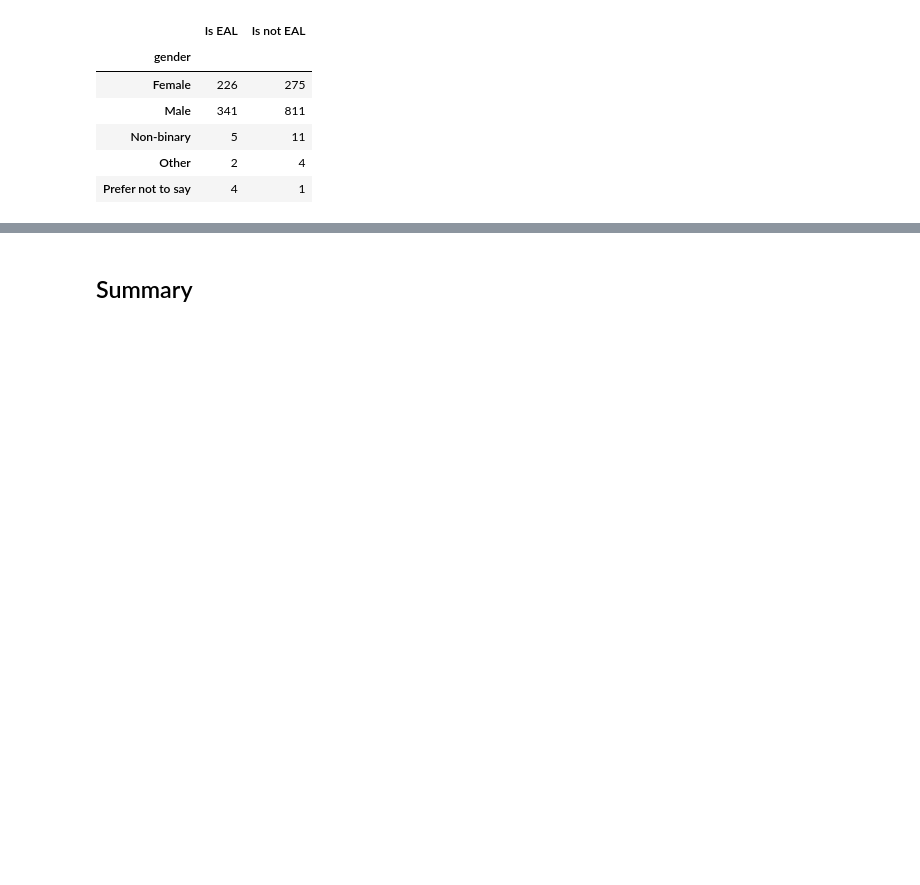
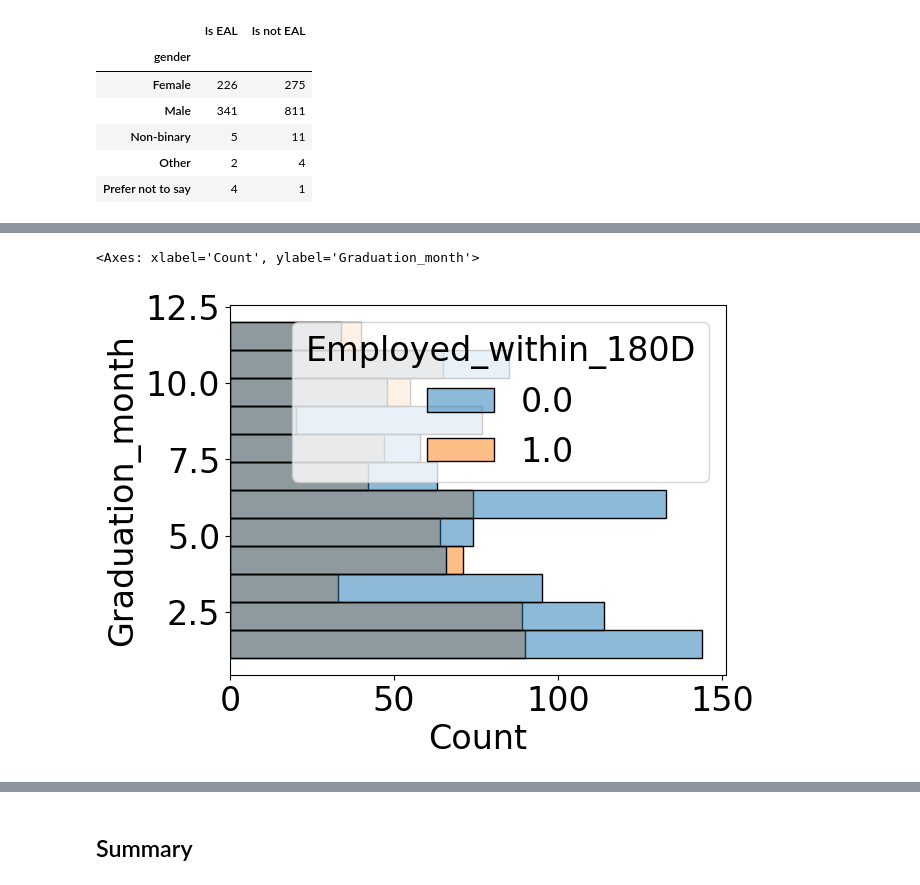
Before and after one commit to Meg-Guidry/Codeop_individul_project, a Jupyter notebook: Codeop_individual_proj_final.ipynb, the cells around one changed output, grey strips where cells are left out. Cells and saved outputs as stored; diff of their text form; code cells hidden in the pictures; blank space fills up the shorter version.

```diff
--- a/Codeop_individual_proj_final.ipynb
+++ b/Codeop_individual_proj_final.ipynb
@@ -554,0 +578,14 @@ EAL_gender_df.style.background_gradient(axis=None, low=0.5, high=1)
+# %%
+gen_df["Graduation_month"] = gen_df["Graduation Date"].dt.month.astype(str)
+gen_df["Graduation_month"] = gen_df["Graduation_month"].replace(to_replace= ["1", "2", "3", "4", "5", "6", "7", "8", "9", "10", "11", "12"],
+                                                                value=["January", "February", "March", "April", "May", "June", "July", "August", "September", "October", "November", "December"]
+                                                               )
+
+grad_month_levels = CategoricalDtype(categories=["January", "February", "March", "April", "May", "June", "July", "August", "September", "October", "November", "December"], ordered=True)
+gen_df["Graduation_month"] = gen_df["Graduation_month"].astype(grad_month_levels)
+# %%
+sns.histplot(y=gen_df["Graduation_month"],
+            hue= gen_df["Employed_within_180D"])
+# %% [output]
+<Axes: xlabel='Count', ylabel='Graduation_month'>
+[figure, added]
```
Also changed, not shown: parts of 35 cells of this notebook.
